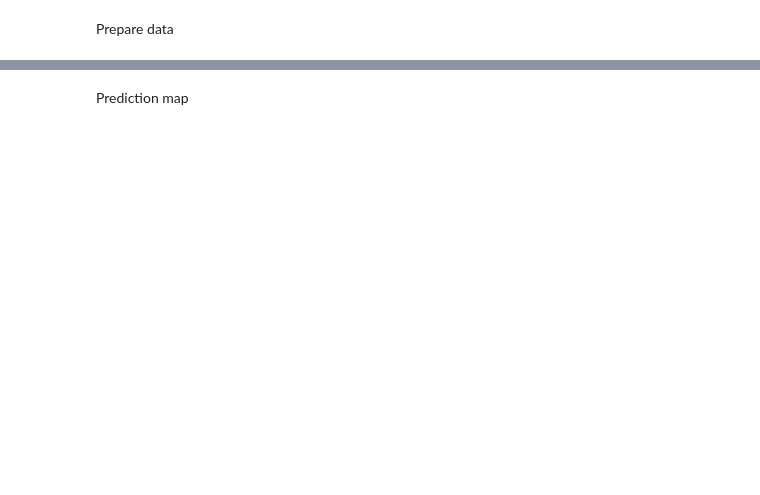
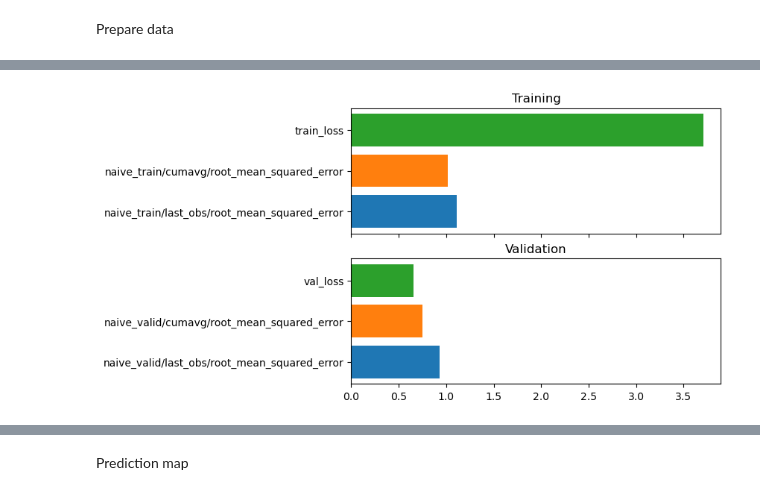
Before and after one commit to s-kganz/ForestLST, a Jupyter notebook: notebooks/preisler_convnet.ipynb, the cells around one changed output, grey strips where cells are left out. Cells and saved outputs as stored; diff of their text form; code cells hidden in the pictures; blank space fills up the shorter version.

```diff
--- a/notebooks/preisler_convnet.ipynb
+++ b/notebooks/preisler_convnet.ipynb
@@ -560,0 +472,5 @@ plt.legend(handles, labels, ncol=3, loc = 'lower center', bbox_to_anchor = (0, -
+# %%
+plot_results("logs/06192025__convlstm_3layer_16hidden__4band__window_5_5_5__gfw_masked/lightning_logs/version_0/")
+plt.show()
+# %% [output]
+[figure, added]
```
Also changed, not shown: parts of 46 cells of this notebook.
